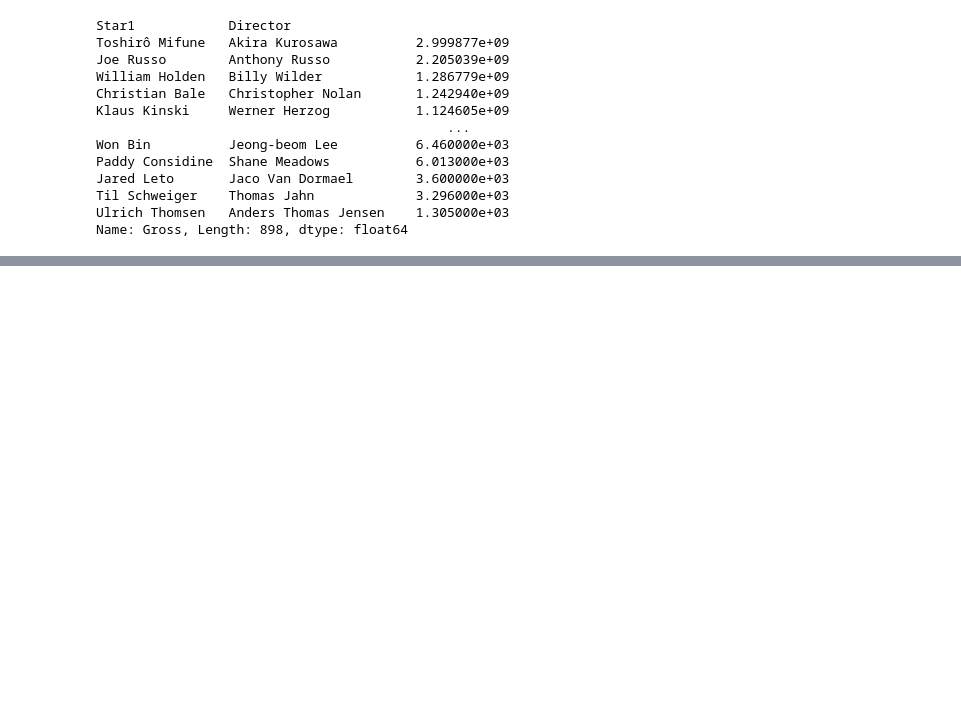
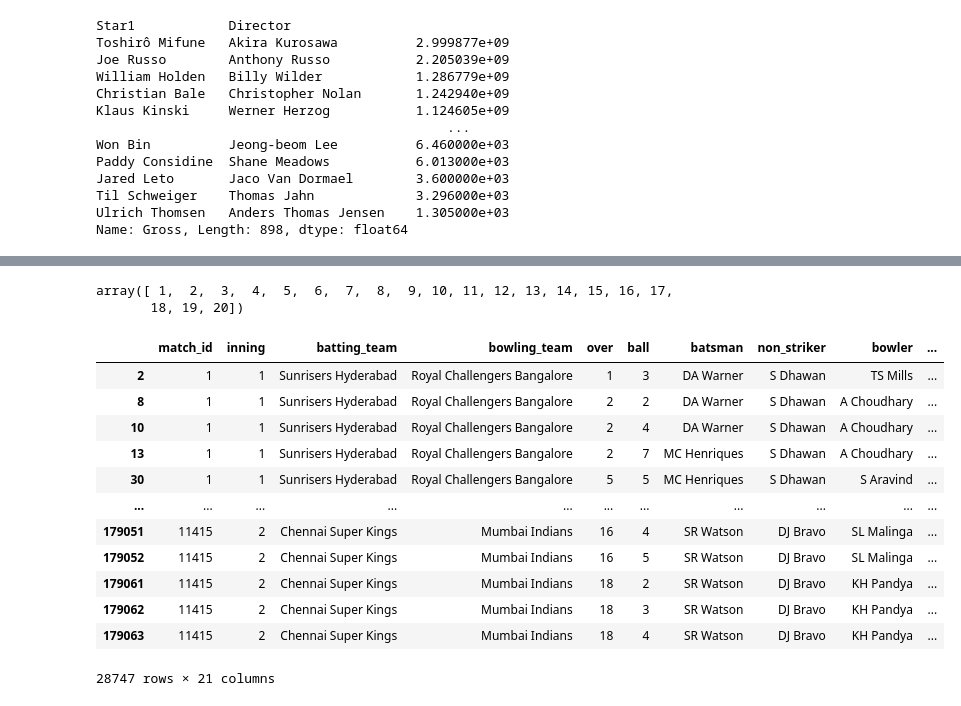
Before and after one commit to gajurelkshitiz/Pandas-Tutorial, a Jupyter notebook: Groupby.ipynb, the cells around one changed output, grey strips where cells are left out. Cells and saved outputs as stored; diff of their text form; code cells hidden in the pictures; blank space fills up the shorter version.

```diff
--- a/Groupby.ipynb
+++ b/Groupby.ipynb
@@ -593,3 +593,6 @@ Jared Leto       Jaco Van Dormael        3.600000e+03
 Til Schweiger    Thomas Jahn             3.296000e+03
 Ulrich Thomsen   Anders Thomas Jensen    1.305000e+03
 Name: Gross, Length: 898, dtype: float64
+# %%
+deliveries = pd.read_csv('Datasets/Groupby/deliveries.csv')
+deliveries.head()
@@ -595,0 +664,22 @@ Name: Gross, Length: 898, dtype: float64
+# %%
+deliveries.over.unique()
+# %% [output]
+array([ 1,  2,  3,  4,  5,  6,  7,  8,  9, 10, 11, 12, 13, 14, 15, 16, 17,
+       18, 19, 20])
+# %%
+temp_df = deliveries[(deliveries.total_runs == 6) | (deliveries.total_runs == 4)]
+temp_df
+# %% [output]
+|  | match_id | inning | batting_team | bowling_team | over | ball | batsman | non_striker | bowler | ... |
+| 2 | 1 | 1 | Sunrisers Hyderabad | Royal Challengers Bangalore | 1 | 3 | DA Warner | S Dhawan | TS Mills | ... |
+| 8 | 1 | 1 | Sunrisers Hyderabad | Royal Challengers Bangalore | 2 | 2 | DA Warner | S Dhawan | A Choudhary | ... |
+| 10 | 1 | 1 | Sunrisers Hyderabad | Royal Challengers Bangalore | 2 | 4 | DA Warner | S Dhawan | A Choudhary | ... |
+| 13 | 1 | 1 | Sunrisers Hyderabad | Royal Challengers Bangalore | 2 | 7 | MC Henriques | S Dhawan | A Choudhary | ... |
+| 30 | 1 | 1 | Sunrisers Hyderabad | Royal Challengers Bangalore | 5 | 5 | MC Henriques | S Dhawan | S Aravind | ... |
+| ... | ... | ... | ... | ... | ... | ... | ... | ... | ... | ... |
+| 179051 | 11415 | 2 | Chennai Super Kings | Mumbai Indians | 16 | 4 | SR Watson | DJ Bravo | SL Malinga | ... |
+| 179052 | 11415 | 2 | Chennai Super Kings | Mumbai Indians | 16 | 5 | SR Watson | DJ Bravo | SL Malinga | ... |
+| 179061 | 11415 | 2 | Chennai Super Kings | Mumbai Indians | 18 | 2 | SR Watson | DJ Bravo | KH Pandya | ... |
+| 179062 | 11415 | 2 | Chennai Super Kings | Mumbai Indians | 18 | 3 | SR Watson | DJ Bravo | KH Pandya | ... |
+| 179063 | 11415 | 2 | Chennai Super Kings | Mumbai Indians | 18 | 4 | SR Watson | DJ Bravo | KH Pandya | ... |
+28747 rows × 21 columns
```
Also changed, not shown: parts of 9 cells of this notebook, 11 other files.
